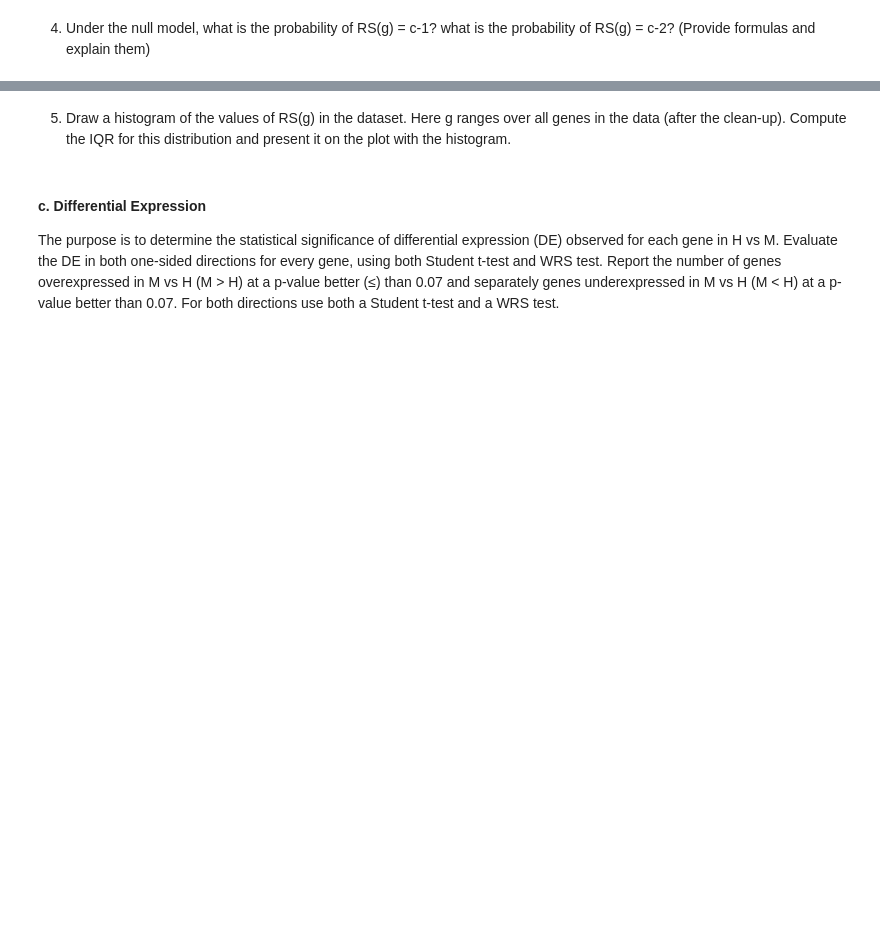
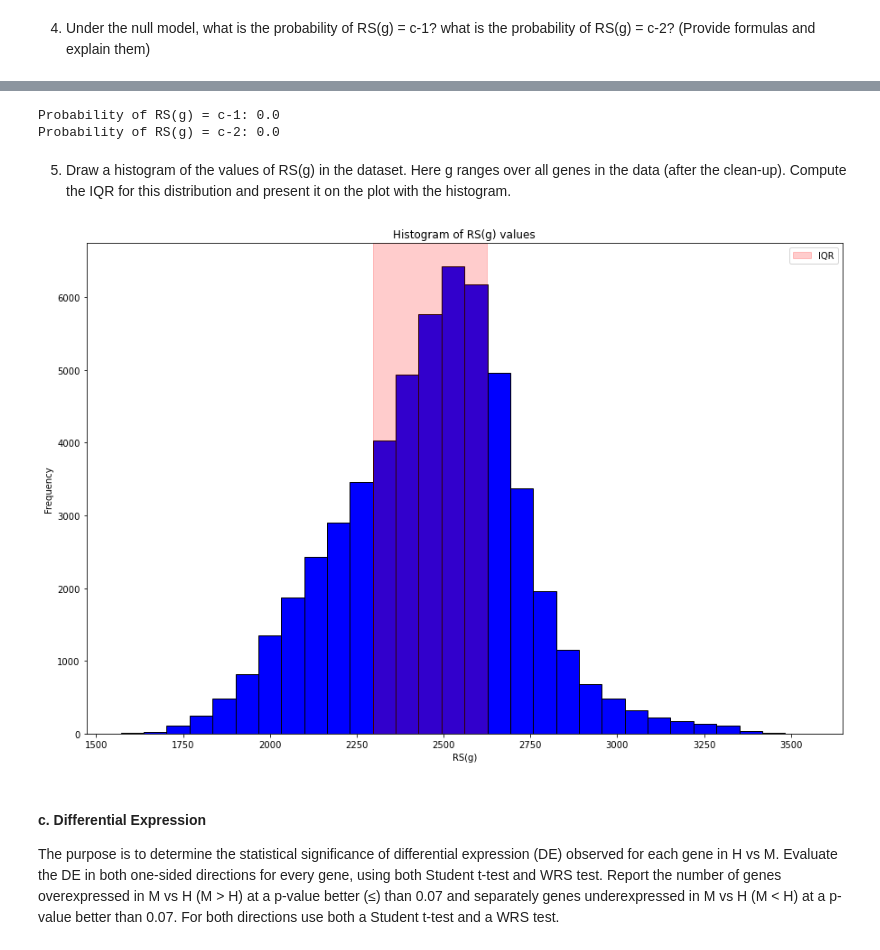
Before and after one commit to gabrielmazor/MLDS-Statistics-and-Data-Analysis, a Jupyter notebook: HW3.ipynb, the cells around one changed output, grey strips where cells are left out. Cells and saved outputs as stored; diff of their text form; code cells hidden in the pictures; blank space fills up the shorter version.

```diff
--- a/HW3.ipynb
+++ b/HW3.ipynb
@@ -179,5 +239,44 @@ plt.show()
+# %%
+c = sum(range(51,100))
+mu = c / 2
+sigma = np.sqrt(M * H * (H + M + 1) / 12)
+
+p = norm.cdf((c - mu) / sigma) - norm.cdf((c - 1 - mu) / sigma)
+print("Probability of RS(g) = c-1:", p)
+p = norm.cdf((c - mu) / sigma) - norm.cdf((c - 2 - mu) / sigma)
+print("Probability of RS(g) = c-2:", p)
+# %% [output]
+Probability of RS(g) = c-1: 0.0
+Probability of RS(g) = c-2: 0.0
 # %% [markdown]
 5. Draw a histogram of the values of RS(g) in the dataset. Here g ranges over all genes in the data (after the clean-up). Compute the IQR for this distribution and present it on the plot with the histogram.
+# %%
+def RS_func(col):
+  ranks = col.rank()
+  return ranks
+# %%
+RS_g_dist = df.iloc[:,2:].apply(RS_func)
+RS_g_dist['ID_REF'] = df.iloc[:,1].tolist()
+RS_g_dist['Class'] = df.iloc[:,0].tolist()
+
+RS_g_dist_m = RS_g_dist[RS_g_dist['Class']=='M'].iloc[:,:-2]
+rsg_values = RS_g_dist_m.sum(axis=0)
+# %%
+plt.figure(figsize = (15,10))
+plt.hist(rsg_values, bins=30, color='blue', edgecolor='black')
+plt.xlabel('RS(g)')
+plt.ylabel('Frequency')
+plt.title('Histogram of RS(g) values')
+
+# compute the IQR and add it to the plot
+q1, q3 = np.percentile(rsg_values, [25, 75])
+iqr = q3 - q1
+plt.axvspan(q1, q3, alpha=0.2, color='red', label='IQR')
+plt.legend()
+
+plt.show()
+# %% [output]
+[figure, added]
 # %% [markdown]
 #### c. Differential Expression
 The purpose is to determine the statistical significance of differential expression (DE) observed for each gene in H vs M.
```
Also changed, not shown: parts of 54 cells of this notebook.
